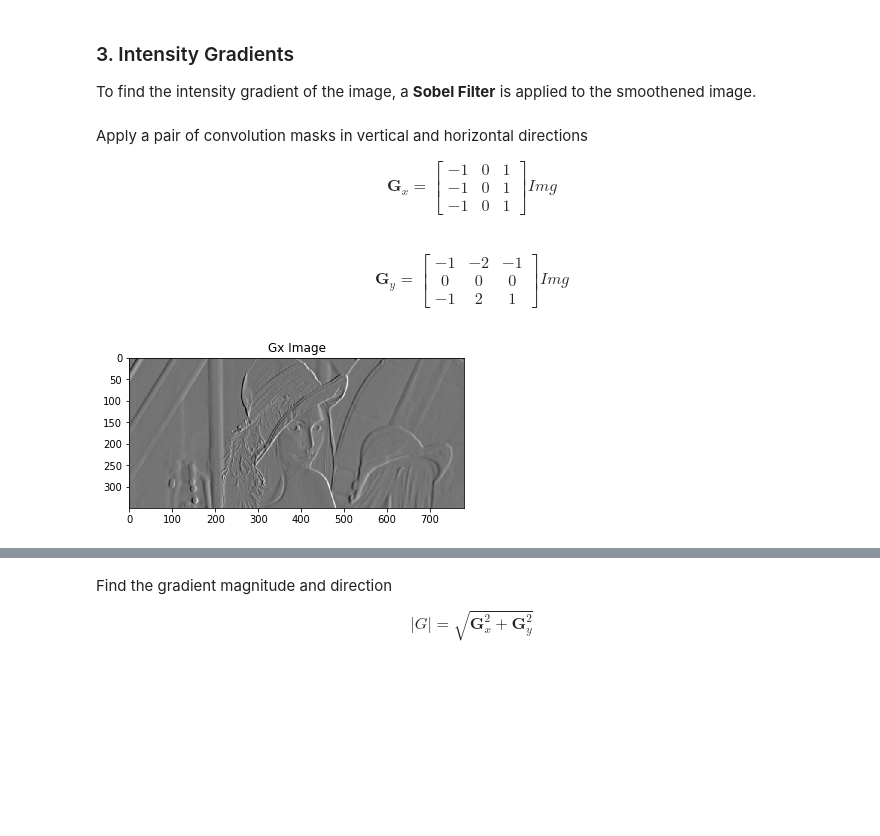
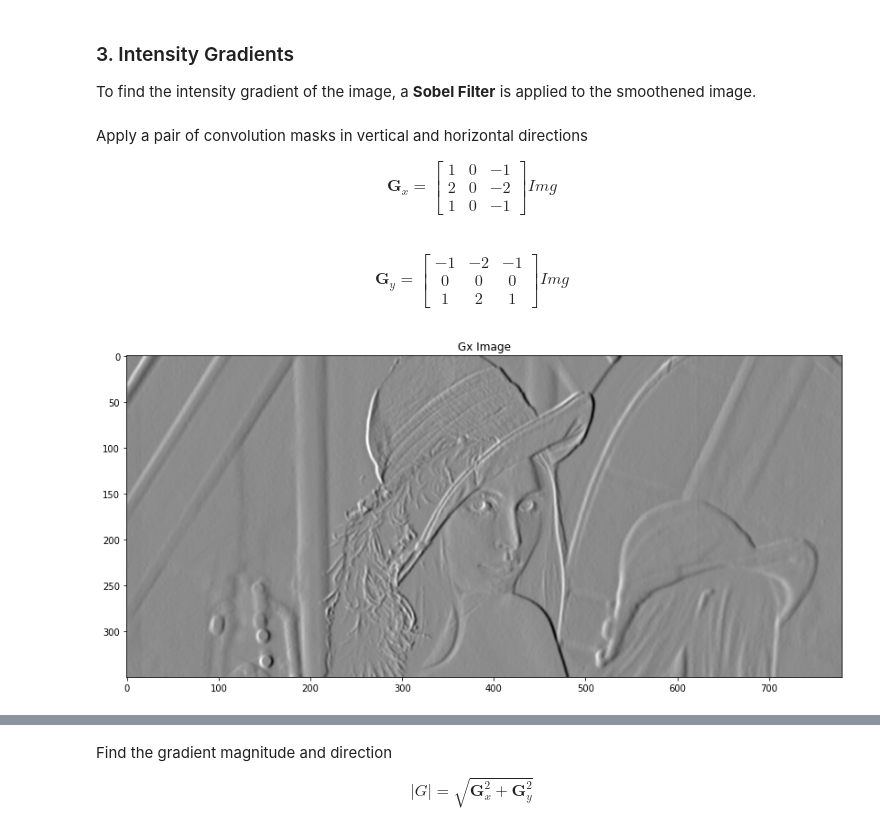
Before and after one commit to herrera-diego/CannyEdgeDetection, a Jupyter notebook: src/Edge Detection.ipynb, the cells around one changed output, grey strips where cells are left out. Saved outputs shown, nothing was run; the diff lists cells and outputs as text; code cells hidden in the pictures; blank space fills up the shorter version.

```diff
--- a/src/Edge Detection.ipynb
+++ b/src/Edge Detection.ipynb
@@ -40,7 +44,8 @@ plt.show()
 # %%
 imgGray = cv2.cvtColor(imgColor, cv2.COLOR_BGR2GRAY)
 # Normalize image
-imgGray = imgGray/np.max(imgGray)
+imgGray = imgGray/(np.max(imgGray)/8)
+plt.figure(figsize = (14,10))
 plt.imshow(imgGray, cmap = plt.get_cmap('gray'))
 plt.title('Grayscale Image')
 plt.show()
@@ -66,9 +72,9 @@ Apply a pair of convolution masks in vertical and horizontal directions
 $$\begin{equation}
  \mathbf{G}_x =
  \begin{bmatrix}
- -1 & 0 & 1 \\
- -1 & 0 & 1 \\
- -1 & 0 & 1
+ 1 & 0 & -1 \\
+ 2 & 0 & -2 \\
+ 1 & 0 & -1
  \end{bmatrix}
 Img
 \end{equation}$$
@@ -79,20 +85,21 @@ $$\begin{equation}
  \begin{bmatrix}
  -1 & -2 & -1 \\
  0 & 0 & 0 \\
- -1 & 2 & 1
+ 1 & 2 & 1
  \end{bmatrix}
 Img
 \end{equation}$$
 # %%
-Gtx = np.array([[-1,0,1], [-2,0,2],  [-1,0,1]])
+Gtx = np.array([[1,0,-1], [2,0,-2],  [1,0,-1]])
 Gx = ndimage.convolve(imgBlur, Gtx)
 
 Gty = np.array([[-1,-2,-1], [0,0,0], [1,2,1]])
 Gy = ndimage.convolve(imgBlur, Gty)
 # %%
+plt.figure(figsize = (14,10))
 plt.imshow(Gx, cmap = plt.get_cmap('gray'))
 plt.title('Gx Image')
 plt.show()
 # %% [output]
-[figure, old version]
+[figure, new version]
 # %%
```
Also changed, not shown: parts of 11 cells of this notebook.
